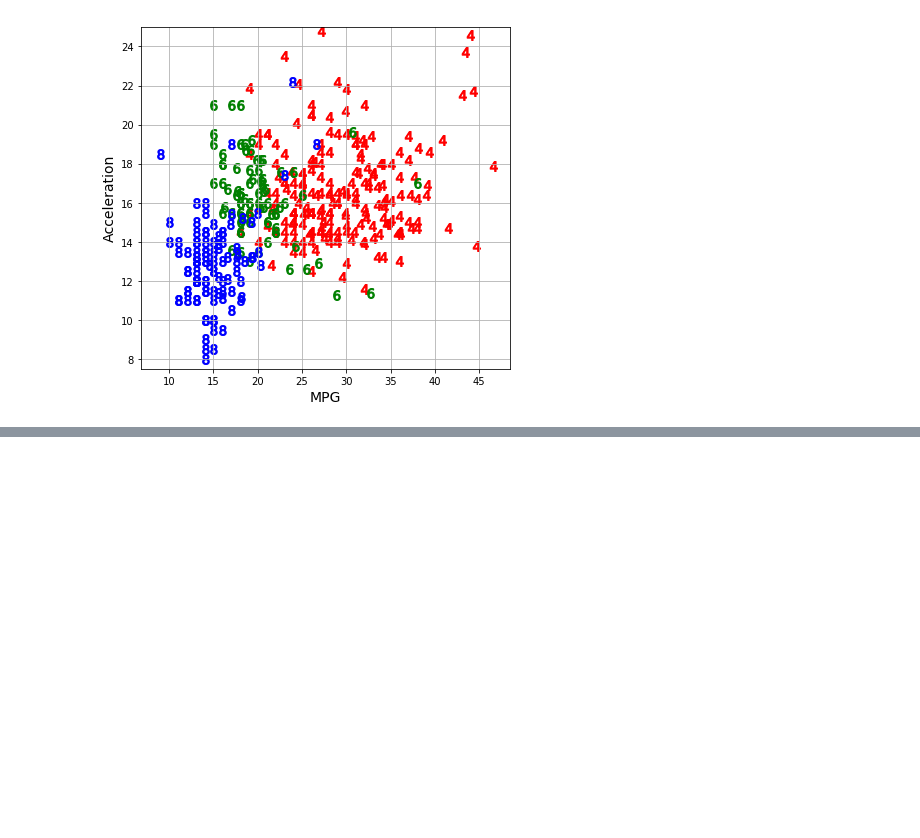
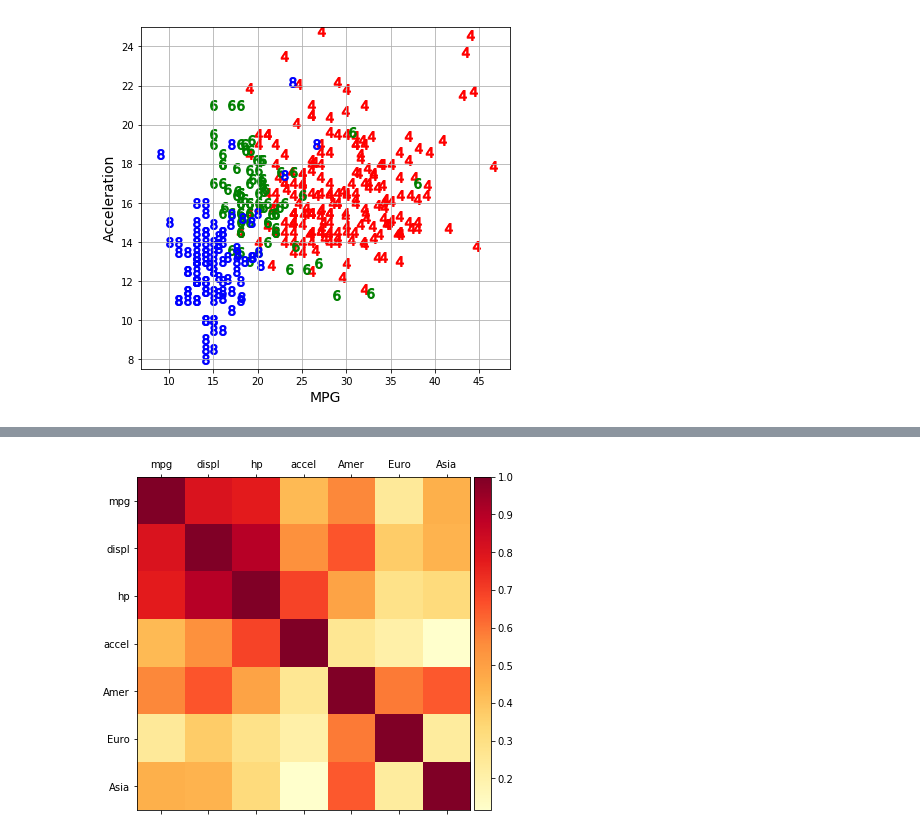
Before and after one commit to biomathman/machine-learning-in-python-book, a Jupyter notebook: notebooks/chapter-13-Naive-Bayes.ipynb, the cells around one changed output, grey strips where cells are left out. Cells and saved outputs as stored; diff of their text form; code cells hidden in the pictures; blank space fills up the shorter version.

```diff
--- a/notebooks/chapter-13-Naive-Bayes.ipynb
+++ b/notebooks/chapter-13-Naive-Bayes.ipynb
@@ -104,0 +166,2 @@ visualize_clasifier_contours(gnb,X,Y,.1,.1, [0.5,1.5],colors,markers,"MPG","Acce
+# %%
+X=np.array(data[["mpg","displ","hp","accel"]])
@@ -104,0 +226,5 @@ visualize_clasifier_contours(gnb,X,Y,.1,.1, [0.5,1.5],colors,markers,"MPG","Acce
+# %%
+Y=np.array(data["cyl"])
+unis=np.unique(Y).tolist()
+print(unis)
+Y=np.array([unis.index(j) for j in Y])
@@ -104,0 +278,15 @@ visualize_clasifier_contours(gnb,X,Y,.1,.1, [0.5,1.5],colors,markers,"MPG","Acce
+# %%
+nsplits=100
+for ncomp in range(2,8):
+    ICA=FastICA(n_components=ncomp)
+    ICA.fit(X)
+    F=ICA.transform(X)
+    errs=[]
+    for j in range(nsplits):
+        gnb=GaussianNB()
+        XTRAIN, XTEST, YTRAIN, YTEST=train_test_split(F,Y)
+        gnb.fit(XTRAIN,YTRAIN)
+        YP=gnb.predict(XTEST)
+        errs.append(1-accuracy_score(YTEST,YP))
+    print("%d Splits, %d Components: Mean Error=%7.6f +/- %7.6f (95%%)"\
+      %(nsplits,ncomp, np.mean(errs),1.96*np.std(errs)))
@@ -104,0 +310,3 @@ visualize_clasifier_contours(gnb,X,Y,.1,.1, [0.5,1.5],colors,markers,"MPG","Acce
+# %%
+cmat=np.round(np.corrcoef(X,rowvar=False),3)
+cmat
@@ -104,0 +321,20 @@ visualize_clasifier_contours(gnb,X,Y,.1,.1, [0.5,1.5],colors,markers,"MPG","Acce
+# %%
+from mpl_toolkits.axes_grid1 import make_axes_locatable
+
+plt.figure()
+ax=plt.gca()
+cm=ax.matshow(abs(cmat),cmap="YlOrRd")
+divider = make_axes_locatable(ax)
+cax = divider.append_axes("right", size="5%", pad=0.05)
+ax.set_xticks(range(7))
+ax.set_yticks(range(7))
+ax.set_xticklabels(["mpg","displ","hp","accel","Amer","Euro","Asia"])
+ax.set_yticklabels(["mpg","displ","hp","accel","Amer","Euro","Asia"]);
+
+plt.colorbar(cm, cax=cax)
+#plt.colorbar(cm)
+plt.gcf().set_size_inches(6,6)
+plt.gcf().tight_layout()
+plt.gcf().savefig("correlation-matrix-mpg-data.pdf")
+# %% [output]
+[figure, added]
```
Also changed, not shown: parts of 54 cells of this notebook.
